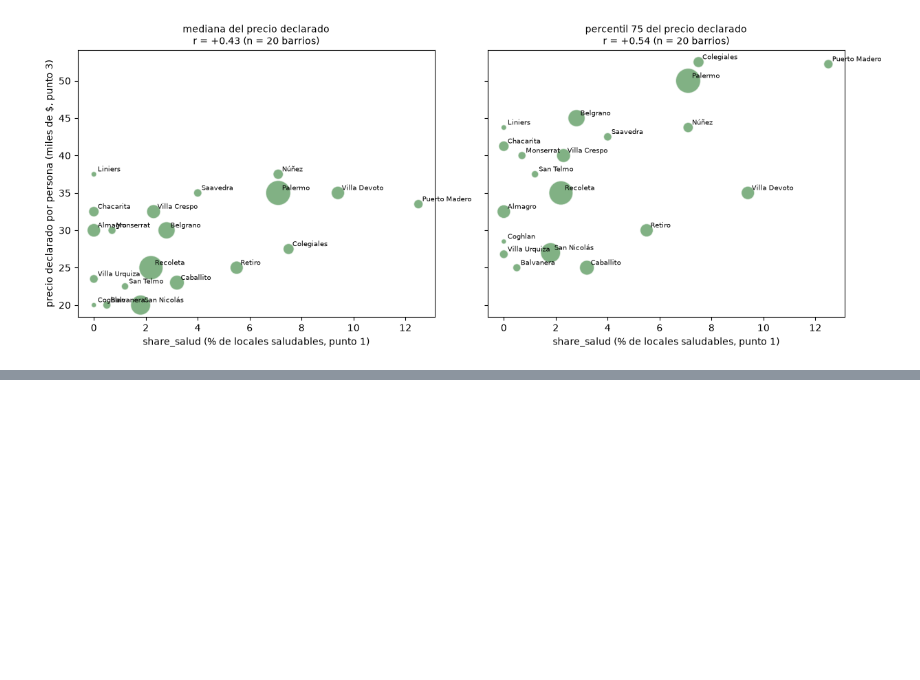
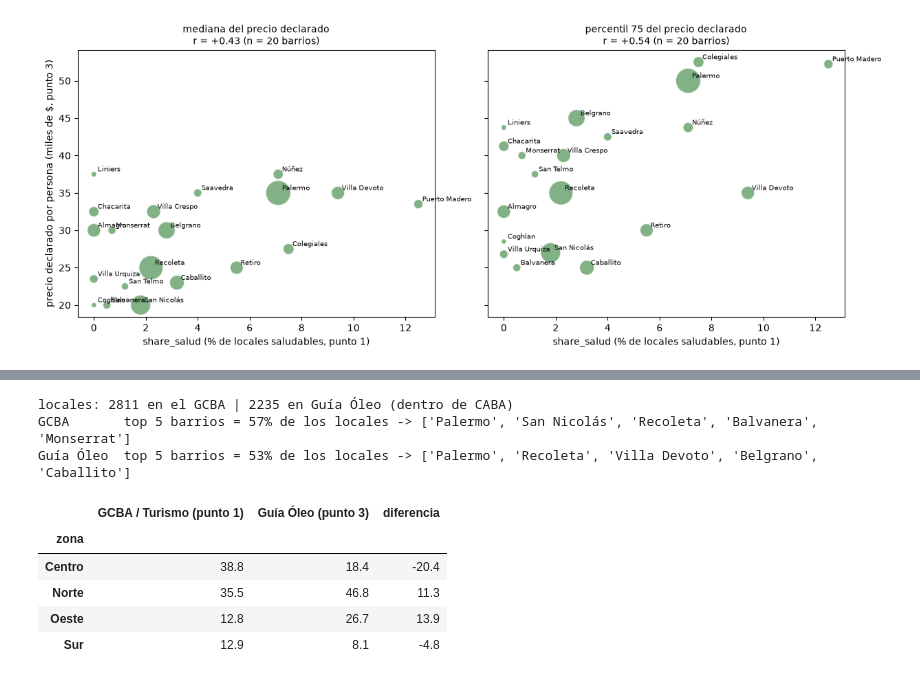
Before and after one commit to TheDonels3/Consulting-Challenge-Data-analytics, a Jupyter notebook: notebooks/03_resenas_punto3.ipynb, the cells around one changed output, grey strips where cells are left out. Drawn from its saved outputs; the diff is of its cells as text; code cells hidden in the pictures; blank space fills up the shorter version.

```diff
--- a/notebooks/03_resenas_punto3.ipynb
+++ b/notebooks/03_resenas_punto3.ipynb
@@ -237,6 +238,19 @@ PROC = Path('../data/processed')
 
 crudo = pd.DataFrame([json.loads(l) for l in (RAW / 'guiaoleo_restaurantes.jsonl').open(encoding='utf-8')])
 
+# De cuándo es la captura y si el último intento de actualizarla falló.
+ruta_meta = RAW / 'guiaoleo_captura.json'
+meta = json.loads(ruta_meta.read_text(encoding='utf-8')) if ruta_meta.exists() else {}
+vigente = meta.get('captura_vigente', {})
+intento = meta.get('ultimo_intento', {})
+print('captura vigente del:', vigente.get('fecha') or crudo['scraped_at'].max())
+if intento and intento.get('resultado') != 'ok':
+    print(f"OJO: el último intento de actualizar ({intento['fecha']}) terminó en '{intento['resultado']}': {intento['detalle']}")
+    print('     se trabaja con la última captura buena.')
+if 'de_captura_anterior' in crudo:
+    print('locales completados con una captura anterior:', int(crudo['de_captura_anterior'].fillna(False).astype(bool).sum()))
+print()
+
 print('restaurantes scrapeados:', len(crudo))
 print('columnas:', list(crudo.columns))
 print('con error de descarga:', int(crudo.get('error', pd.Series(dtype=object)).notna().sum()))
@@ -819,0 +939,17 @@ problema de vocabulario, es que casi nadie lo escribe en una resena.
+# %%
+locales_p1 = pd.read_csv(PROC / 'establecimientos_clean.csv')
+print('vara (punto 1): oferta saludable estricta', f"{locales_p1['es_saludable_estricto'].mean() * 100:.1f}%",
+      '| amplia', f"{locales_p1['es_saludable_amplio'].mean() * 100:.2f}%")
+print('reseñas que mencionan lo saludable:', f"{con_texto['t_saludable'].mean() * 100:.1f}%",
+      f"({int(con_texto['t_saludable'].sum())} de {len(con_texto)})")
+print()
+
+SUBTEMAS = {
+    'celíacos / sin gluten / sin TACC': r'\b(?:sin gluten|gluten free|sin tacc|sintacc|celiac\w*)\b',
+    'vegano / vegetariano': r'\b(?:vegan\w*|vegetarian\w*)\b',
+    'saludable / natural / integral / orgánico': r'\b(?:saludable\w*|natural|integral|organic\w*)\b',
+}
+texto_sal = con_texto.loc[con_texto['t_saludable'], 'texto_norm'].str.replace(EXCLUSIONES['saludable'], ' ', regex=True)
+print('de qué se habla dentro de esas menciones (una reseña puede tocar varios):')
+for nombre, patron in SUBTEMAS.items():
+    print(f'  {nombre:45s} {int(texto_sal.str.contains(patron, regex=True).sum())}')
@@ -1096,0 +1330,21 @@ plt.show()
+# %%
+dist_p1 = locales_p1['zona'].value_counts(normalize=True).mul(100)
+dist_go = dentro['zona'].value_counts(normalize=True).mul(100)
+cobertura = pd.DataFrame({'GCBA / Turismo (punto 1)': dist_p1, 'Guía Óleo (punto 3)': dist_go}).round(1)
+cobertura['diferencia'] = (cobertura['Guía Óleo (punto 3)'] - cobertura['GCBA / Turismo (punto 1)']).round(1)
+
+print('locales:', len(locales_p1), 'en el GCBA |', len(dentro), 'en Guía Óleo (dentro de CABA)')
+for nombre, serie in [('GCBA', locales_p1['barrio']), ('Guía Óleo', dentro['barrio'])]:
+    vc = serie.value_counts()
+    print(f'{nombre:10s} top 5 barrios = {vc.head(5).sum() / vc.sum() * 100:.0f}% de los locales -> {list(vc.head(5).index)}')
+cobertura.loc[['Centro', 'Norte', 'Oeste', 'Sur']]
+# %% [output]
+locales: 2811 en el GCBA | 2235 en Guía Óleo (dentro de CABA)
+GCBA       top 5 barrios = 57% de los locales -> ['Palermo', 'San Nicolás', 'Recoleta', 'Balvanera', 'Monserrat']
+Guía Óleo  top 5 barrios = 53% de los locales -> ['Palermo', 'Recoleta', 'Villa Devoto', 'Belgrano', 'Caballito']
+|  | GCBA / Turismo (punto 1) | Guía Óleo (punto 3) | diferencia |
+| zona |  |  |  |
+| Centro | 38.8 | 18.4 | -20.4 |
+| Norte | 35.5 | 46.8 | 11.3 |
+| Oeste | 12.8 | 26.7 | 13.9 |
+| Sur | 12.9 | 8.1 | -4.8 |
```
Also changed, not shown: parts of 25 cells of this notebook, 1 other file.
